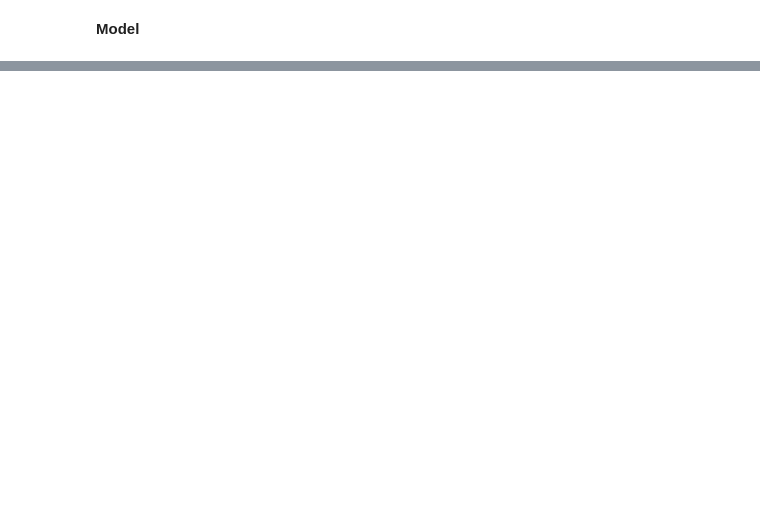
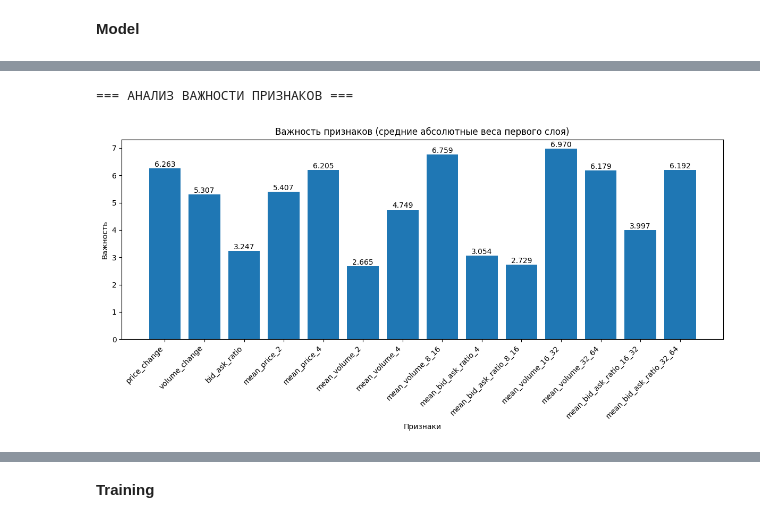
Before and after one commit to dhalkin/Neiro, a Jupyter notebook: torch/prepare/linear_net_catcher.ipynb, the cells around one changed output, grey strips where cells are left out. Cells and saved outputs as stored; diff of their text form; code cells hidden in the pictures; blank space fills up the shorter version.

```diff
--- a/torch/prepare/linear_net_catcher.ipynb
+++ b/torch/prepare/linear_net_catcher.ipynb
@@ -113,0 +390,63 @@ X shape: torch.Size([2014, 10]), y shape: torch.Size([2014, 1])
+# %%
+# Анализ важности признаков (веса первого слоя)
+print("\n=== АНАЛИЗ ВАЖНОСТИ ПРИЗНАКОВ ===")
+first_layer_weights = model.layer1.weight.data.numpy()
+feature_importance = np.abs(first_layer_weights).mean(axis=0)
+
+plt.figure(figsize=(12, 6))
+feature_names = columns_to_scale
+bars = plt.bar(range(len(feature_importance)), feature_importance)
+plt.title('Важность признаков (средние абсолютные веса первого слоя)')
+plt.xlabel('Признаки')
+plt.ylabel('Важность')
+plt.xticks(range(len(feature_names)), feature_names, rotation=45, ha='right')
+
+# Добавляем значения на столбцы
+for i, bar in enumerate(bars):
+    plt.text(bar.get_x() + bar.get_width()/2, bar.get_height() + 0.001,
+             f'{feature_importance[i]:.3f}', ha='center', va='bottom')
+
+plt.tight_layout()
+plt.show()
+
+# Выводим топ-5 самых важных признаков
+importance_df = pd.DataFrame({
+    'feature': feature_names,
+    'importance': feature_importance
+}).sort_values('importance', ascending=False)
+
+print("\nТоп-5 самых важных признаков:")
+for i, row in importance_df.head().iterrows():
+    print(f"{row['feature']}: {row['importance']:.4f}")
+
+# Дополнительная диагностика
+print(f"\n=== ДОПОЛНИТЕЛЬНАЯ ДИАГНОСТИКА ===")
+print(f"Средняя предсказанная вероятность: {y_proba.mean():.4f}")
+print(f"Стандартное отклонение вероятностей: {y_proba.std():.4f}")
+print(f"Минимальная вероятность: {y_proba.min():.4f}")
+print(f"Максимальная вероятность: {y_proba.max():.4f}")
+
+# Проверяем, есть ли признаки переобучения
+unique_probs = len(np.unique(np.round(y_proba, 4)))
+total_samples = len(y_proba)
+print(f"Уникальных значений вероятностей: {unique_probs} из {total_samples}")
+if unique_probs < total_samples * 0.1:
+    print("⚠️  Предупреждение: Мало уникальных вероятностей - возможно переобучение!")
+
+# Анализ ошибок
+false_positives = np.sum((y_pred == 1) & (y_true == 0))
+false_negatives = np.sum((y_pred == 0) & (y_true == 1))
+print(f"\nОшибки классификации:")
+print(f"Ложноположительные (FP): {false_positives}")
+print(f"Ложноотрицательные (FN): {false_negatives}")
+
+if false_positives > 0:
+    fp_probs = y_proba[(y_pred == 1) & (y_true == 0)]
+    print(f"Средняя вероятность для FP: {fp_probs.mean():.4f}")
+
+if false_negatives > 0:
+    fn_probs = y_proba[(y_pred == 0) & (y_true == 1)]
+    print(f"Средняя вероятность для FN: {fn_probs.mean():.4f}")
+# %% [output]
+=== АНАЛИЗ ВАЖНОСТИ ПРИЗНАКОВ ===
+[figure, added]
@@ -113,0 +471,2 @@ X shape: torch.Size([2014, 10]), y shape: torch.Size([2014, 1])
+# %% [markdown]
+**Training**
```
Also changed, not shown: parts of 21 cells of this notebook, 2 other files.
